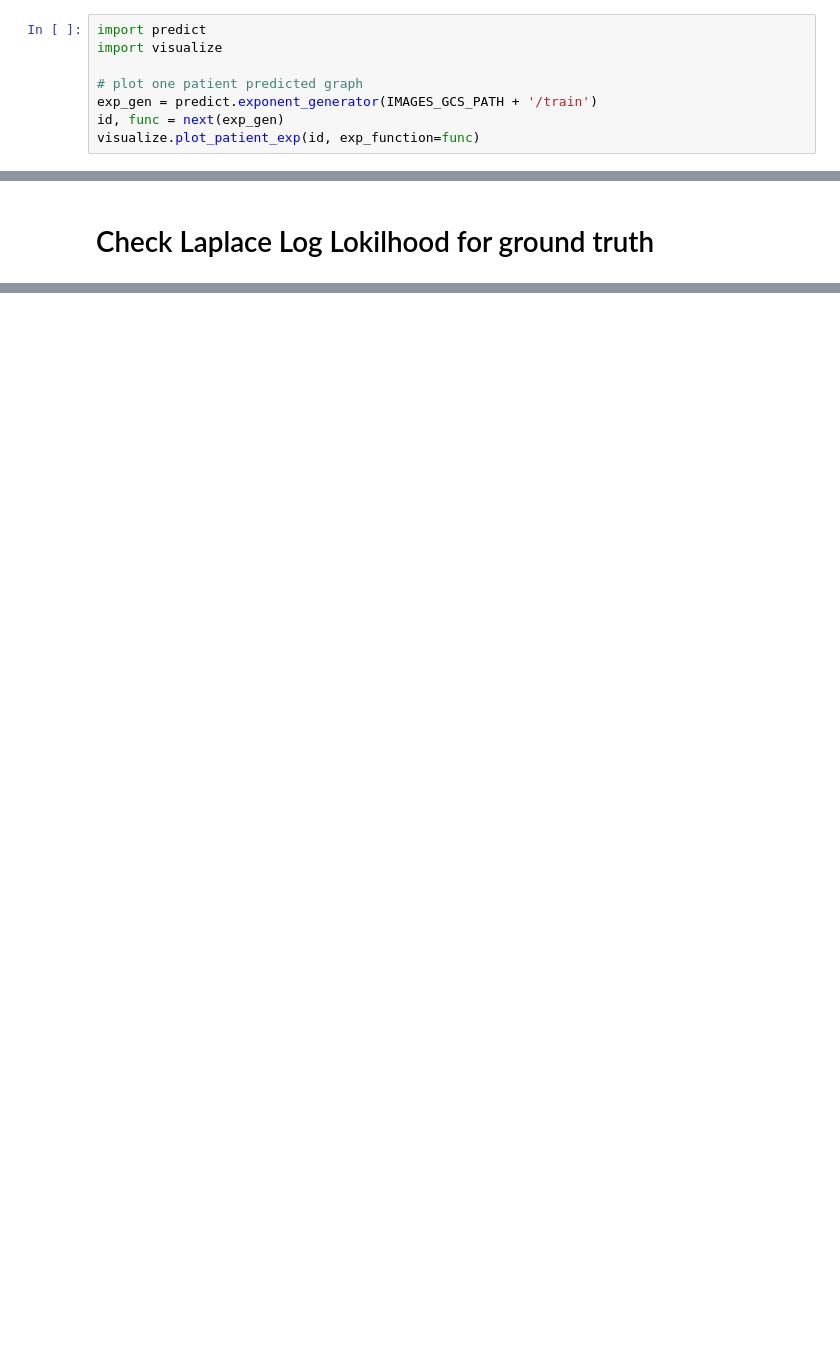
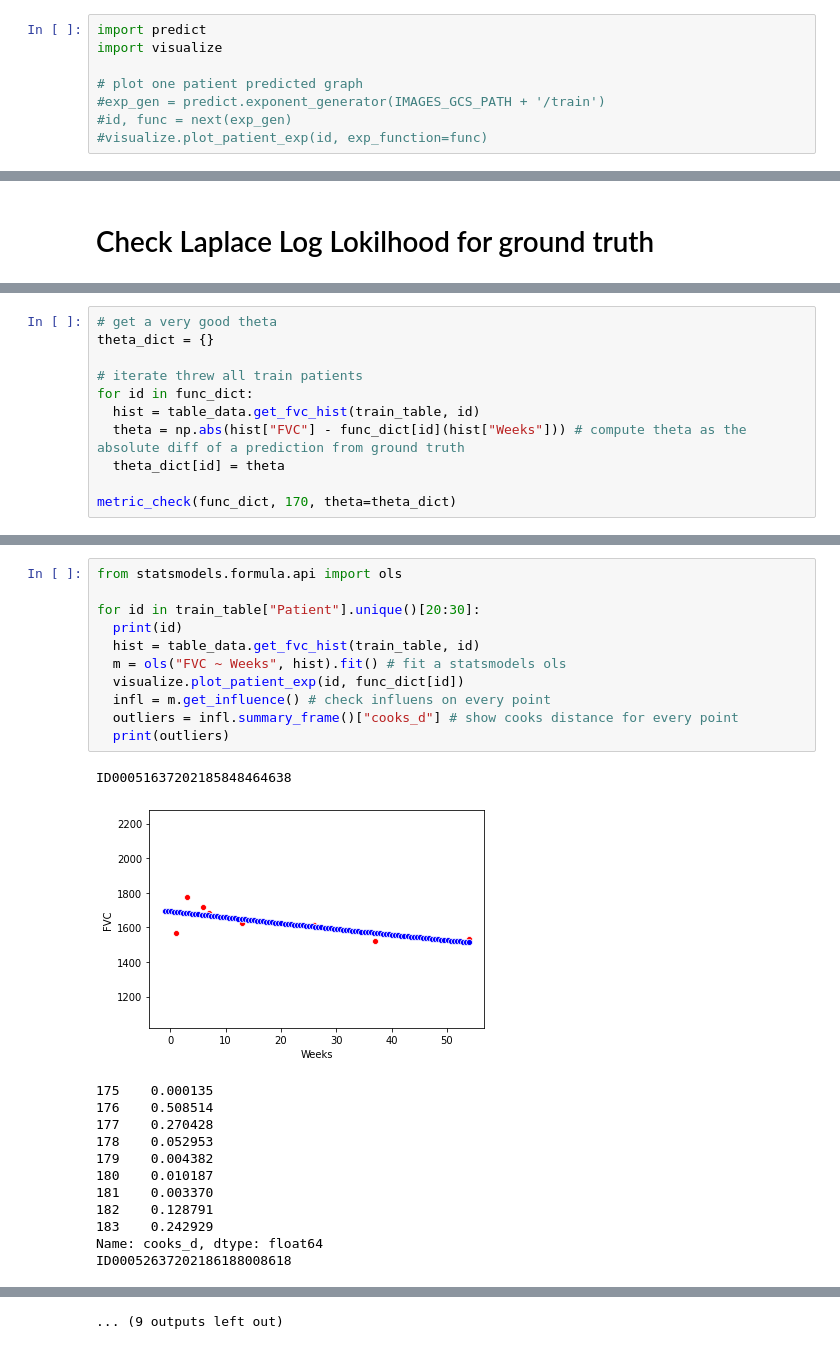
Before and after one commit to omerhac/osic-fibrosis, a Jupyter notebook: exponent_functions_eda.ipynb, the cells around one changed output, grey strips where cells are left out. Drawn from its saved outputs; the diff is of its cells as text; blank space fills up the shorter version.

```diff
--- a/exponent_functions_eda.ipynb
+++ b/exponent_functions_eda.ipynb
@@ -27,6 +27,6 @@ import predict
 import visualize
 
 # plot one patient predicted graph
-exp_gen = predict.exponent_generator(IMAGES_GCS_PATH + '/train')
-id, func = next(exp_gen)
-visualize.plot_patient_exp(id, exp_function=func)
+#exp_gen = predict.exponent_generator(IMAGES_GCS_PATH + '/train')
+#id, func = next(exp_gen)
+#visualize.plot_patient_exp(id, exp_function=func)
@@ -95,0 +100,11 @@ metric_check(func_dict, 170)
+# %%
+# get a very good theta
+theta_dict = {}
+
+# iterate threw all train patients
+for id in func_dict:
+  hist = table_data.get_fvc_hist(train_table, id)
+  theta = np.abs(hist["FVC"] - func_dict[id](hist["Weeks"])) # compute theta as the absolute diff of a prediction from ground truth
+  theta_dict[id] = theta
+
+metric_check(func_dict, 170, theta=theta_dict)
@@ -95,0 +115,25 @@ metric_check(func_dict, 170)
+# %%
+from statsmodels.formula.api import ols
+
+for id in train_table["Patient"].unique()[20:30]:
+  print(id)
+  hist = table_data.get_fvc_hist(train_table, id)
+  m = ols("FVC ~ Weeks", hist).fit() # fit a statsmodels ols
+  visualize.plot_patient_exp(id, func_dict[id])
+  infl = m.get_influence() # check influens on every point
+  outliers = infl.summary_frame()["cooks_d"] # show cooks distance for every point
+  print(outliers)
+# %% [output]
+ID00051637202185848464638
+[figure, added]
+175    0.000135
+176    0.508514
+177    0.270428
+178    0.052953
+179    0.004382
+180    0.010187
+181    0.003370
+182    0.128791
+183    0.242929
+Name: cooks_d, dtype: float64
+ID00052637202186188008618
@@ -95,0 +187 @@ metric_check(func_dict, 170)
+... (9 outputs left out)
```
Also changed, not shown: parts of 14 cells of this notebook.
